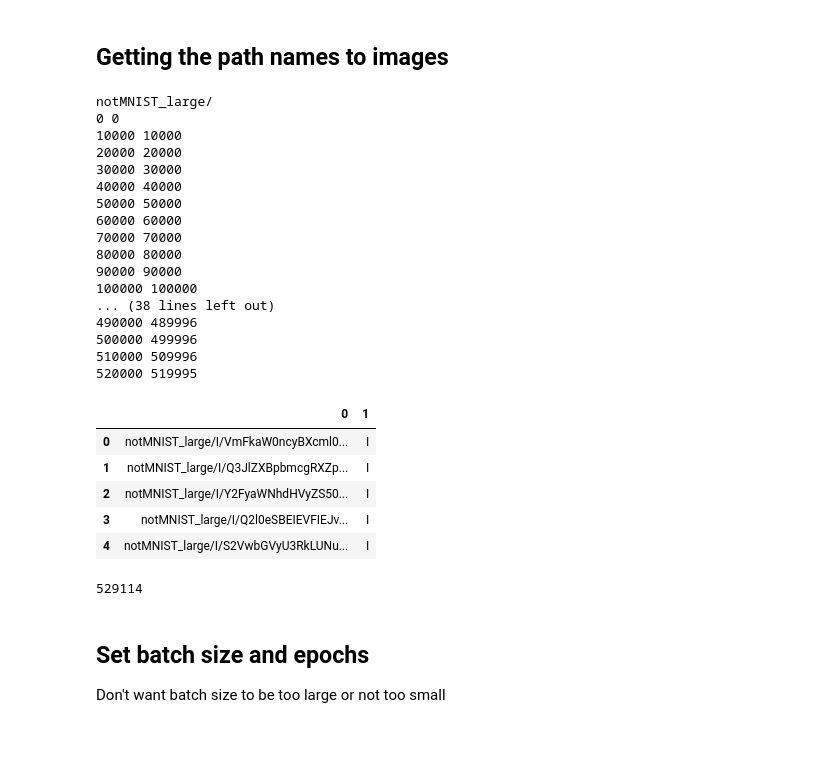
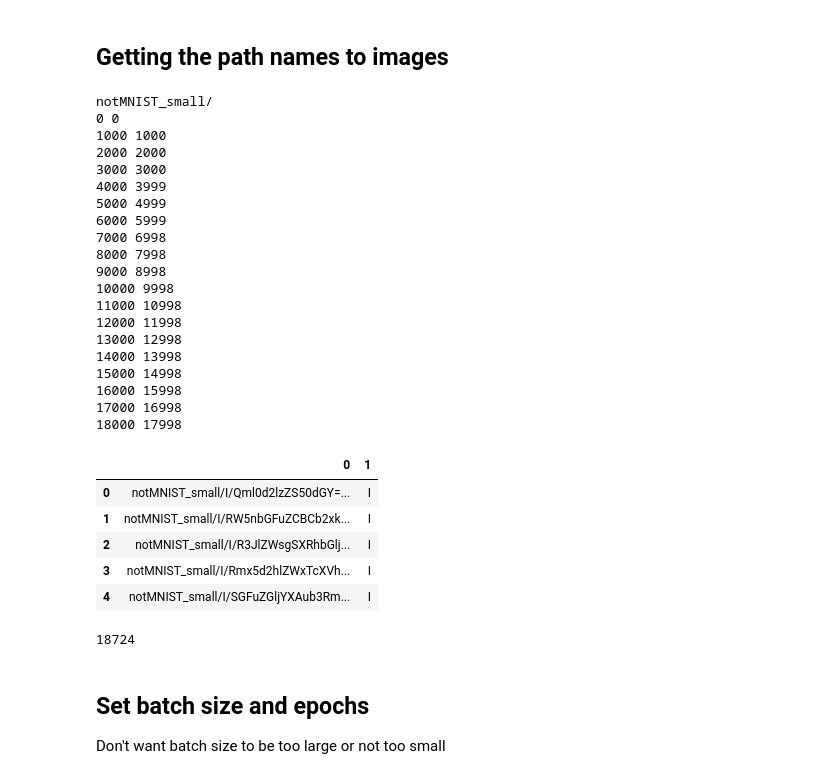
Before and after one commit to ryankl2016/notMNIST, a Jupyter notebook: notMNIST_model.ipynb, the cells around one changed output. Drawn from its saved outputs; the diff is of its cells as text; code cells hidden in the pictures; blank space fills up the shorter version.

```diff
--- a/notMNIST_model.ipynb
+++ b/notMNIST_model.ipynb
@@ -34,55 +34,58 @@ from sklearn.preprocessing import OneHotEncoder
 # %% [markdown]
 ## Getting the path names to images
 # %%
-parentDir = 'notMNIST_large/'
+parentDir = 'notMNIST_small/'
 print(parentDir)
 data = []
 total = 0
 good = 0
 for folder in os.listdir(parentDir):
     if folder != '.DS_Store':
         for file in os.listdir(parentDir + folder):
-            if total % 10000 == 0:
+            if total % 1000 == 0:
                 print(total, good)
             total += 1
             try:
                 img_path = parentDir + folder + '/' + file
                 img = Image.open(img_path)
                 data.append([img_path, folder])
                 good += 1
             except:
                 pass
 
 dataset = pd.DataFrame(data)
 dataset.head()
 # %% [output]
-notMNIST_large/
+notMNIST_small/
 0 0
-10000 10000
-20000 20000
-30000 30000
-40000 40000
-50000 50000
-60000 60000
-70000 70000
-80000 80000
-90000 90000
-100000 100000
-... (38 lines left out)
-490000 489996
-500000 499996
-510000 509996
-520000 519995
+1000 1000
+2000 2000
+3000 3000
+4000 3999
+5000 4999
+6000 5999
+7000 6998
+8000 7998
+9000 8998
+10000 9998
+11000 10998
+12000 11998
+13000 12998
+14000 13998
+15000 14998
+16000 15998
+17000 16998
+18000 17998
 |  | 0 | 1 |
-| 0 | notMNIST_large/I/VmFkaW0ncyBXcml0... | I |
-| 1 | notMNIST_large/I/Q3JlZXBpbmcgRXZp... | I |
-| 2 | notMNIST_large/I/Y2FyaWNhdHVyZS50... | I |
-| 3 | notMNIST_large/I/Q2l0eSBEIEVFIEJv... | I |
-| 4 | notMNIST_large/I/S2VwbGVyU3RkLUNu... | I |
+| 0 | notMNIST_small/I/Qml0d2lzZS50dGY=... | I |
+| 1 | notMNIST_small/I/RW5nbGFuZCBCb2xk... | I |
+| 2 | notMNIST_small/I/R3JlZWsgSXRhbGlj... | I |
+| 3 | notMNIST_small/I/Rmx5d2hlZWxTcXVh... | I |
+| 4 | notMNIST_small/I/SGFuZGljYXAub3Rm... | I |
 # %%
 print(len(dataset))
 # %% [output]
-529114
+18724
 # %% [markdown]
 ## Set batch size and epochs
 
```
Also changed, not shown: parts of 6 cells of this notebook.
